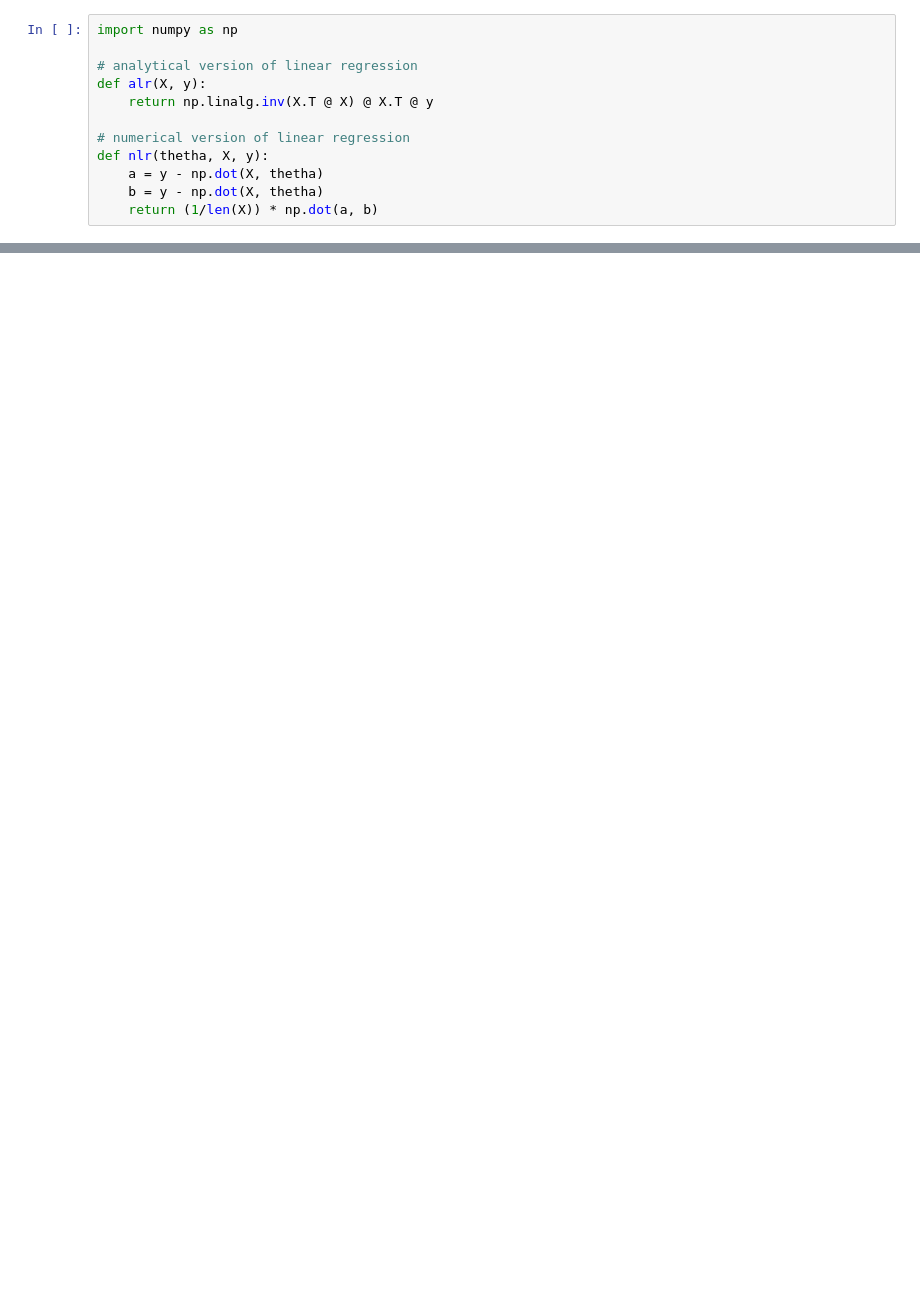
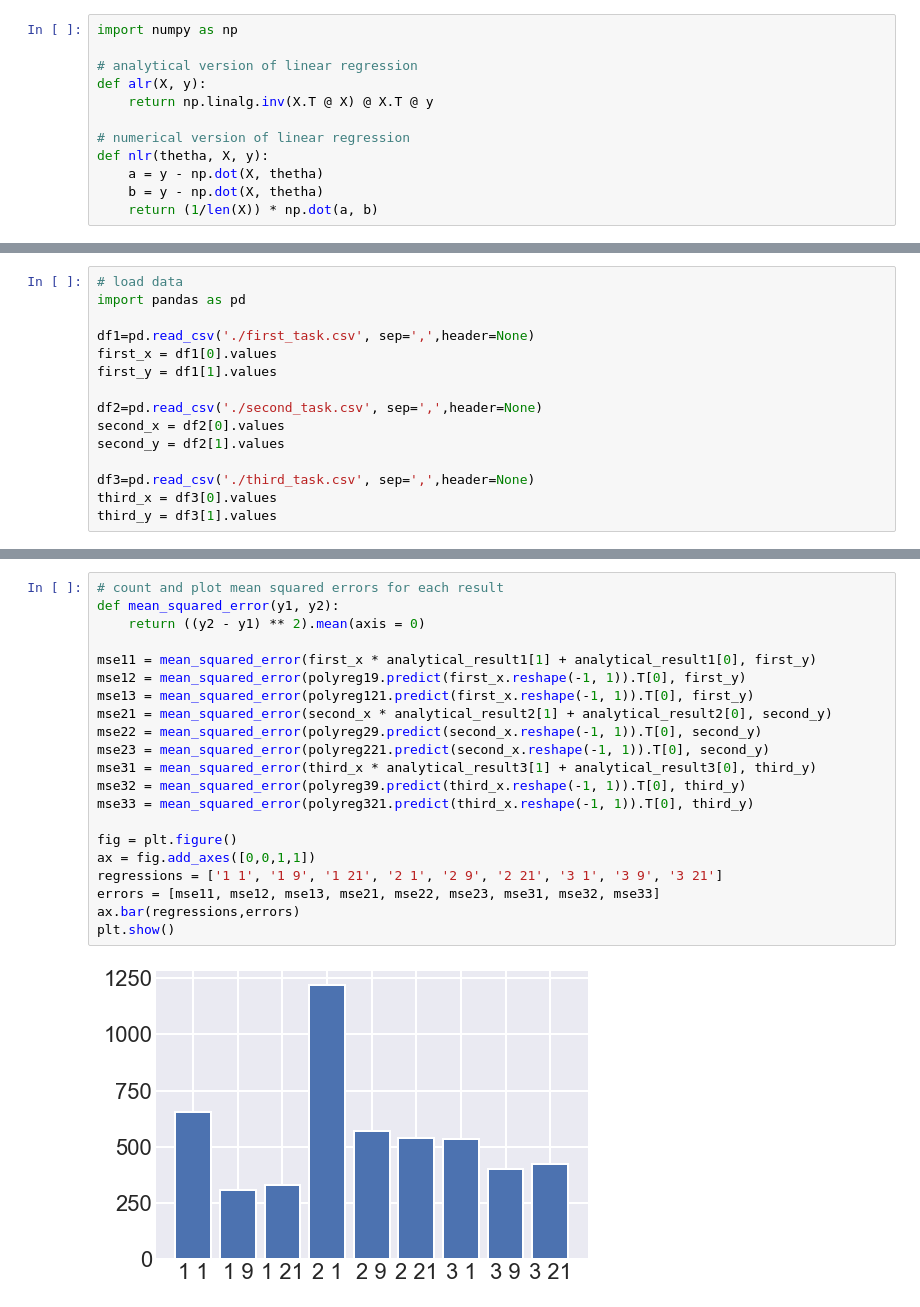
Before and after one commit to Chester193/machine_learning_basics, a Jupyter notebook: lab01/regression.ipynb, the cells around one changed output, grey strips where cells are left out. Cells and saved outputs as stored; diff of their text form; blank space fills up the shorter version.

Commit message:
second lab

```diff
--- a/lab01/regression.ipynb
+++ b/lab01/regression.ipynb
@@ -92,0 +104,15 @@ Text(0.5, 0, 'memory')
+# %%
+# load data
+import pandas as pd
+
+df1=pd.read_csv('./first_task.csv', sep=',',header=None)
+first_x = df1[0].values
+first_y = df1[1].values
+
+df2=pd.read_csv('./second_task.csv', sep=',',header=None)
+second_x = df2[0].values
+second_y = df2[1].values
+
+df3=pd.read_csv('./third_task.csv', sep=',',header=None)
+third_x = df3[0].values
+third_y = df3[1].values
@@ -92,0 +219,23 @@ Text(0.5, 0, 'memory')
+# %%
+# count and plot mean squared errors for each result
+def mean_squared_error(y1, y2):
+    return ((y2 - y1) ** 2).mean(axis = 0)
+
+mse11 = mean_squared_error(first_x * analytical_result1[1] + analytical_result1[0], first_y)
+mse12 = mean_squared_error(polyreg19.predict(first_x.reshape(-1, 1)).T[0], first_y)
+mse13 = mean_squared_error(polyreg121.predict(first_x.reshape(-1, 1)).T[0], first_y)
+mse21 = mean_squared_error(second_x * analytical_result2[1] + analytical_result2[0], second_y)
+mse22 = mean_squared_error(polyreg29.predict(second_x.reshape(-1, 1)).T[0], second_y)
+mse23 = mean_squared_error(polyreg221.predict(second_x.reshape(-1, 1)).T[0], second_y)
+mse31 = mean_squared_error(third_x * analytical_result3[1] + analytical_result3[0], third_y)
+mse32 = mean_squared_error(polyreg39.predict(third_x.reshape(-1, 1)).T[0], third_y)
+mse33 = mean_squared_error(polyreg321.predict(third_x.reshape(-1, 1)).T[0], third_y)
+
+fig = plt.figure()
+ax = fig.add_axes([0,0,1,1])
+regressions = ['1 1', '1 9', '1 21', '2 1', '2 9', '2 21', '3 1', '3 9', '3 21']
+errors = [mse11, mse12, mse13, mse21, mse22, mse23, mse31, mse32, mse33]
+ax.bar(regressions,errors)
+plt.show()
+# %% [output]
+[figure, added]
```
Also changed, not shown: parts of 11 cells of this notebook, 42 other files.
